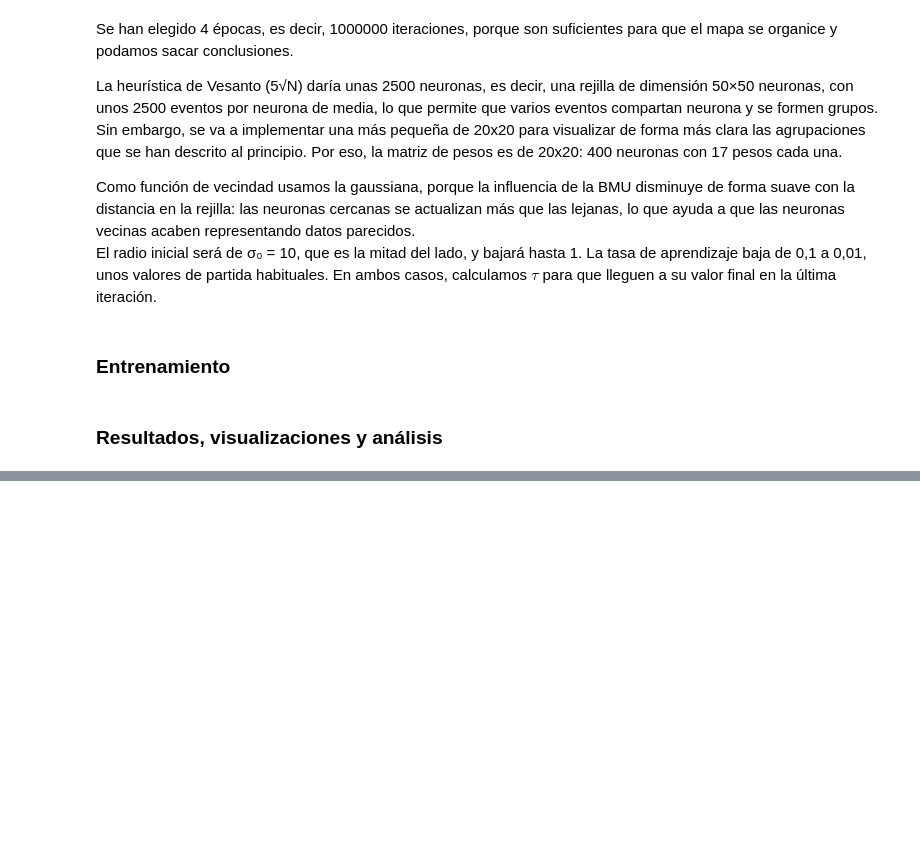
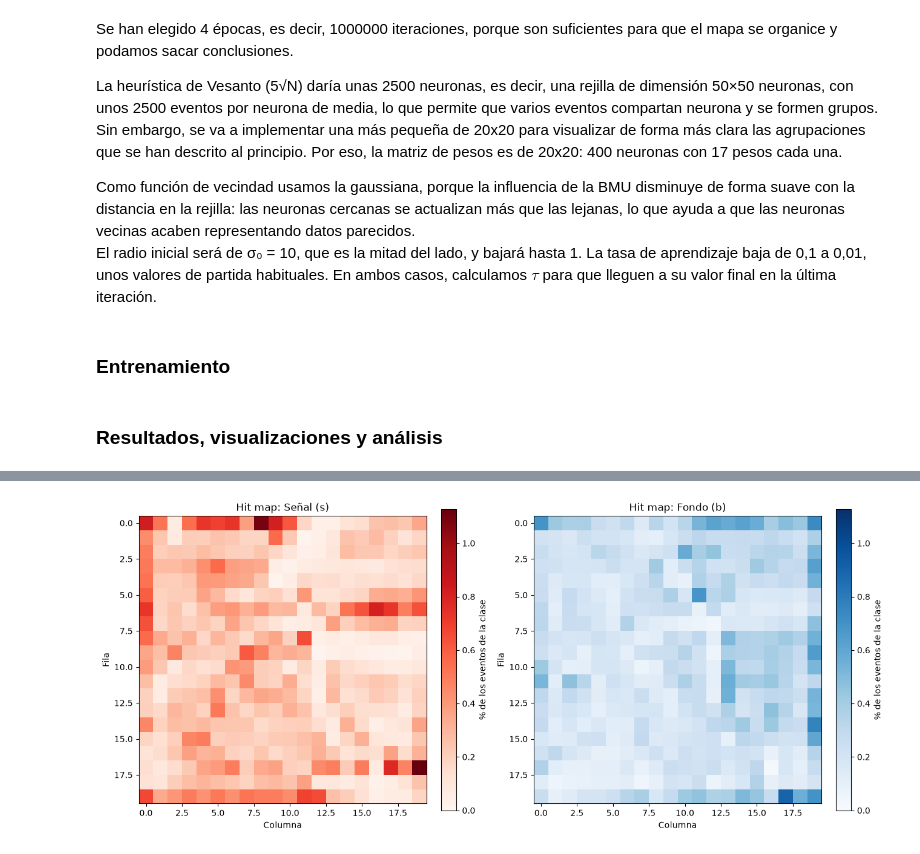
Before and after one commit to ClauGN/Tarea_Final_-AA, a Jupyter notebook: 2_SOM.ipynb, the cells around one changed output, grey strips where cells are left out. Drawn from its saved outputs; the diff is of its cells as text; code cells hidden in the pictures; blank space fills up the shorter version.

```diff
--- a/2_SOM.ipynb
+++ b/2_SOM.ipynb
@@ -118,0 +163,19 @@ NameError: name 'pokemon_norm' is not defined
+# %%
+# hit maps normalizados por clase: % de los eventos de cada clase que caen en cada neurona
+porcentaje_senal = 100 * hits_senal / hits_senal.sum()
+porcentaje_fondo = 100 * hits_fondo / hits_fondo.sum()
+escala_max = max(porcentaje_senal.max(), porcentaje_fondo.max())  # misma escala para poder comparar
+
+fig, axes = plt.subplots(1, 2, figsize=(13, 5.5), constrained_layout=True)
+for ax, datos, titulo, cmap in zip(axes,
+                                   [porcentaje_senal, porcentaje_fondo],
+                                   ["Señal (s)", "Fondo (b)"],
+                                   ["Reds", "Blues"]):
+    imagen = ax.imshow(datos, cmap=cmap, vmin=0, vmax=escala_max)
+    fig.colorbar(imagen, ax=ax, label="% de los eventos de la clase")
+    ax.set_title(f"Hit map: {titulo}")
+    ax.set_xlabel("Columna")
+    ax.set_ylabel("Fila")
+plt.show()
+# %% [output]
+[figure, added]
```
Also changed, not shown: parts of 11 cells of this notebook.
